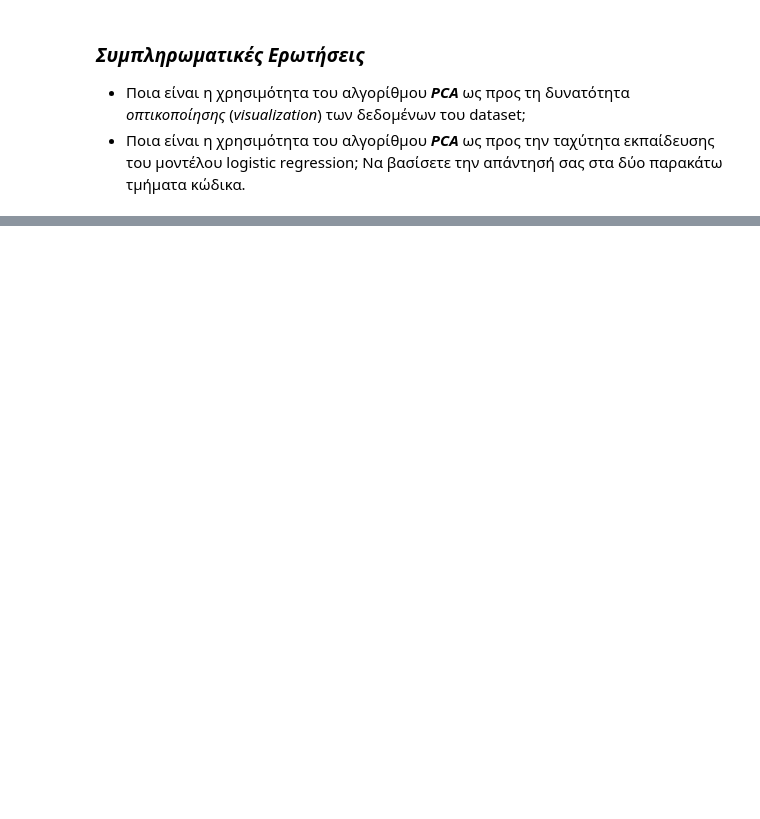
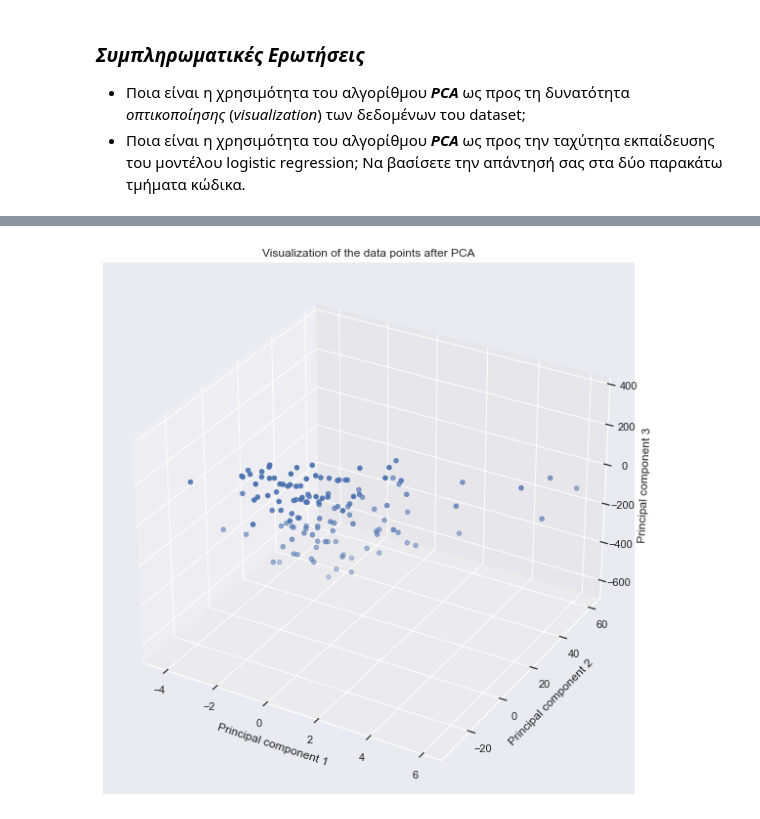
Before and after one commit to ChrisNick92/StochasticsLabPublic, a Jupyter notebook: Lab2/Stochastic_Processes_&_Optimization_in_Machine_Learning_(Lab_2_PCA).ipynb, the cells around one changed output, grey strips where cells are left out. Saved outputs shown, nothing was run; the diff lists cells and outputs as text; code cells hidden in the pictures; blank space fills up the shorter version.

```diff
--- a/Lab2/Stochastic_Processes_&_Optimization_in_Machine_Learning_(Lab_2_PCA).ipynb
+++ b/Lab2/Stochastic_Processes_&_Optimization_in_Machine_Learning_(Lab_2_PCA).ipynb
@@ -187,0 +382,18 @@ Total errors on the test dataset
+# %%
+import seaborn as sns
+
+sns.set_theme()
+df = pd.read_csv("foo.csv", header = None)
+x = df.iloc[:,0:3].values
+
+fig = plt.figure(figsize=(10, 10))
+ax = fig.add_subplot(projection='3d')
+
+ax.scatter(x[:,0], x[:,1], x[:,2])
+ax.set_title("Visualization of the data points after PCA")
+ax.set_xlabel("Principal component 1")
+ax.set_ylabel("Principal component 2")
+ax.set_zlabel("Principal component 3")
+plt.show()
+# %% [output]
+[figure, added]
```
Also changed, not shown: parts of 44 cells of this notebook, 3 other files.
